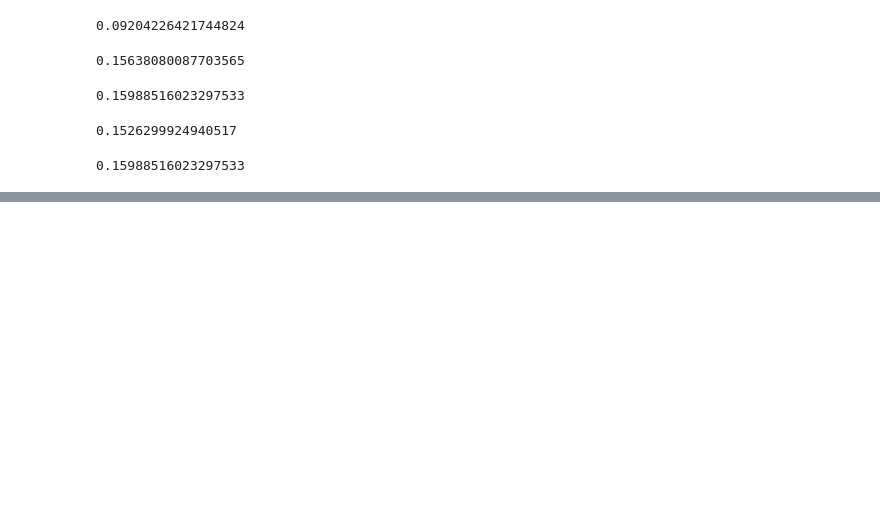
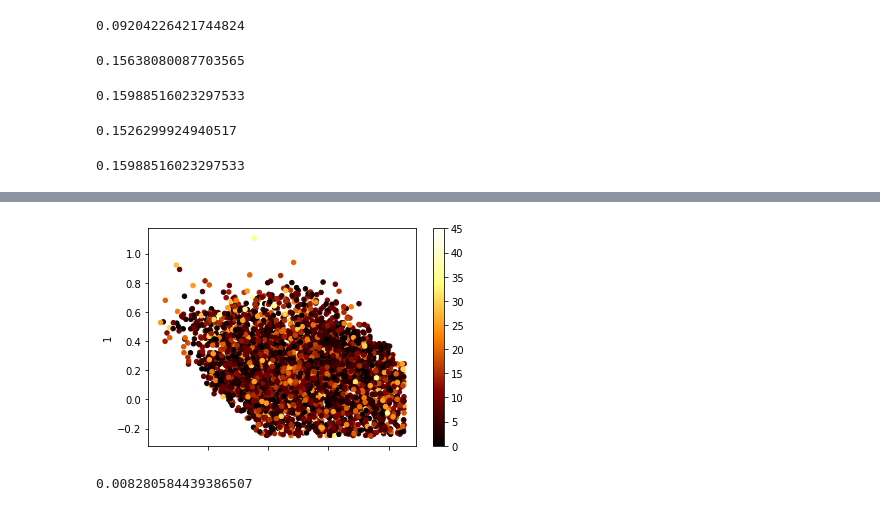
Before and after one commit to seppo0010/sysarmy-sueldos-2020.1, a Jupyter notebook: notebook/Predicción de sueldo.ipynb, the cells around one changed output, grey strips where cells are left out. Saved outputs shown, nothing was run; the diff lists cells and outputs as text; code cells hidden in the pictures; blank space fills up the shorter version.

Commit message:
Try doc2vec embeddings

```diff
--- a/notebook/Predicción de sueldo.ipynb
+++ b/notebook/Predicción de sueldo.ipynb
@@ -880,0 +889,34 @@ cross_val_score(LinearModel(), X, y).mean()
+# %%
+documents = [TaggedDocument([x for x in df.iloc[i].fillna('')['Lenguajes de programación'].split(', ') if x], [i]) for i in range(df.shape[0])]
+model = Doc2Vec(documents, vector_size=2, epochs=30)
+# %%
+embeddings = [model.docvecs[i] for i in range(len(model.docvecs))]
+# %%
+pd.DataFrame(embeddings).plot.scatter(0, 1, c=df['Años de experiencia'], cmap='afmhot');
+# %% [output]
+[figure, added]
+# %%
+class EmbeddingModel:
+    def get_params(self, deep=True):
+        return {}
+
+    def set_params(self, **params):
+        return
+
+    def fit(self, X, y):
+        documents = [TaggedDocument([x for x in X.iloc[i].fillna('')['Lenguajes de programación'].split(', ') if x], [i]) for i in range(X.shape[0])]
+        self.doc2vec_ = Doc2Vec(documents, vector_size=4, alpha=0.025, min_count=2, epochs=300)
+        self.model_ = LinearRegression()
+        self.model_.fit(pd.DataFrame([self.doc2vec_.docvecs[i] for i in range(len(self.doc2vec_.docvecs))]), y)
+        return self
+
+    def predict(self, X):
+        return self.model_.predict([self.doc2vec_.infer_vector([x for x in X.iloc[i].fillna('')['Lenguajes de programación'].split(', ') if x]) for i in range(X.shape[0])])
+
+    def score(self, X, y):
+        return r2_score(y, self.predict(X))
+
+X, y = df[['Lenguajes de programación']], df['Salario mensual BRUTO (en tu moneda local)']
+cross_val_score(EmbeddingModel(), X, y).mean()
+# %% [output]
+0.008280584439386507
```
Also changed, not shown: parts of 14 cells of this notebook, 2 other files.
